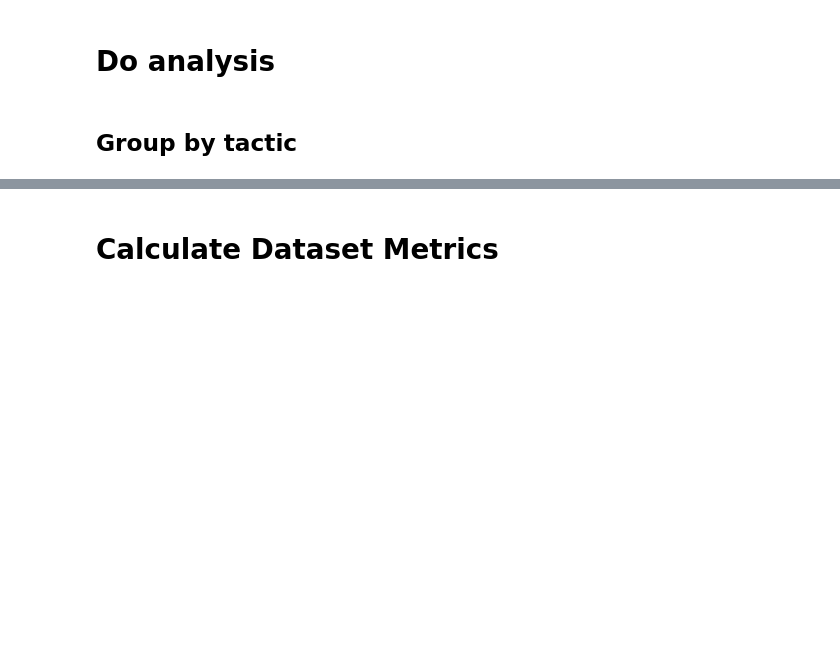
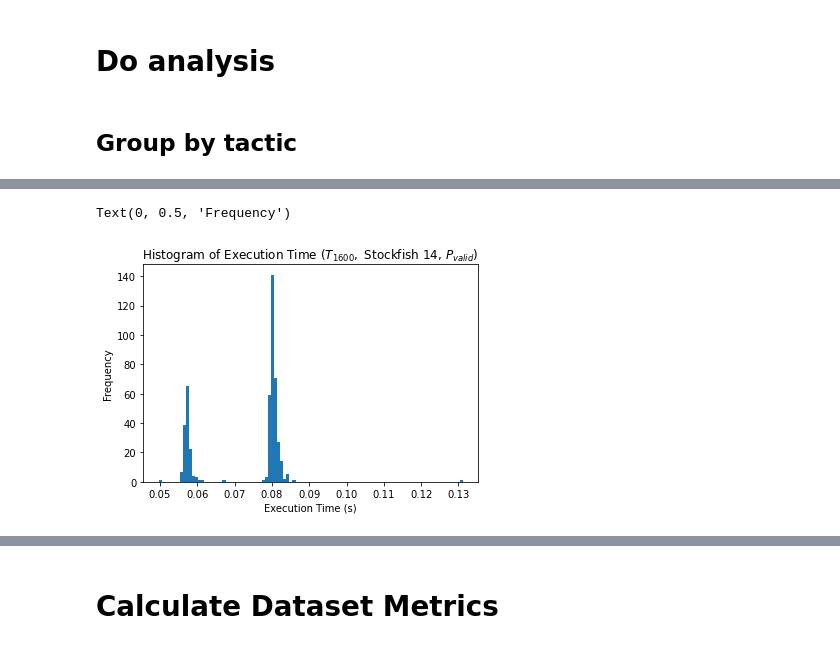
Before and after one commit to AbhijeetKrishnan/Popper, a Jupyter notebook: analysis.ipynb, the cells around one changed output, grey strips where cells are left out. Saved outputs shown, nothing was run; the diff lists cells and outputs as text; code cells hidden in the pictures; blank space fills up the shorter version.

Commit message:
Add execution time telemetry

```diff
--- a/analysis.ipynb
+++ b/analysis.ipynb
@@ -7,7 +7,7 @@ import matplotlib.pyplot as plt
 # %% [markdown]
 # Load data
 # %%
-data_filename = 'tactics/data/stats/metrics_valid_maia1600.csv'
+data_filename = 'tactics/data/stats/metrics_valid_maia1600_trial.csv'
 df = pd.read_csv(data_filename)
 # %% [markdown]
 # Do analysis
@@ -61,0 +79,6 @@ list(final.index)
+# %%
+df['pos_move'] = df['position'] + "," + df['move']
+# %%
+df2 = df.groupby('pos_move')
+agg = df2.aggregate(np.sum)
+agg
@@ -61,0 +97,8 @@ list(final.index)
+# %%
+plt.hist(agg['exec_time'], bins=100)
+plt.title('Histogram of Execution Time $(T_{1600},$ Stockfish 14, $P_{valid})$')
+plt.xlabel('Execution Time (s)')
+plt.ylabel('Frequency')
+# %% [output]
+Text(0, 0.5, 'Frequency')
+[figure, added]
```
Also changed, not shown: parts of 10 cells of this notebook, 2 other files.
